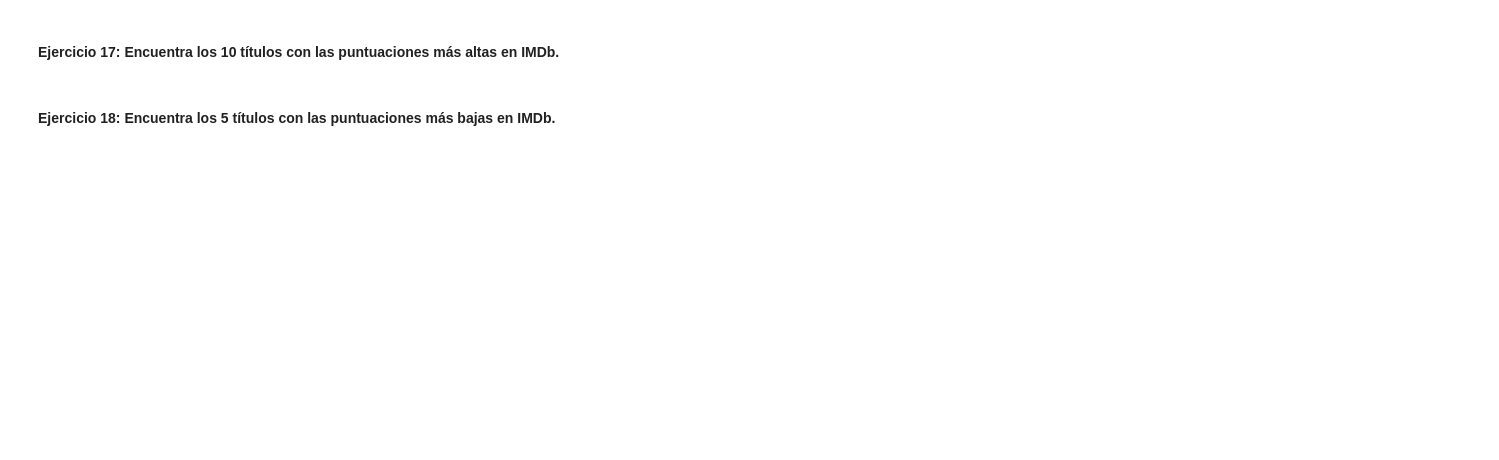
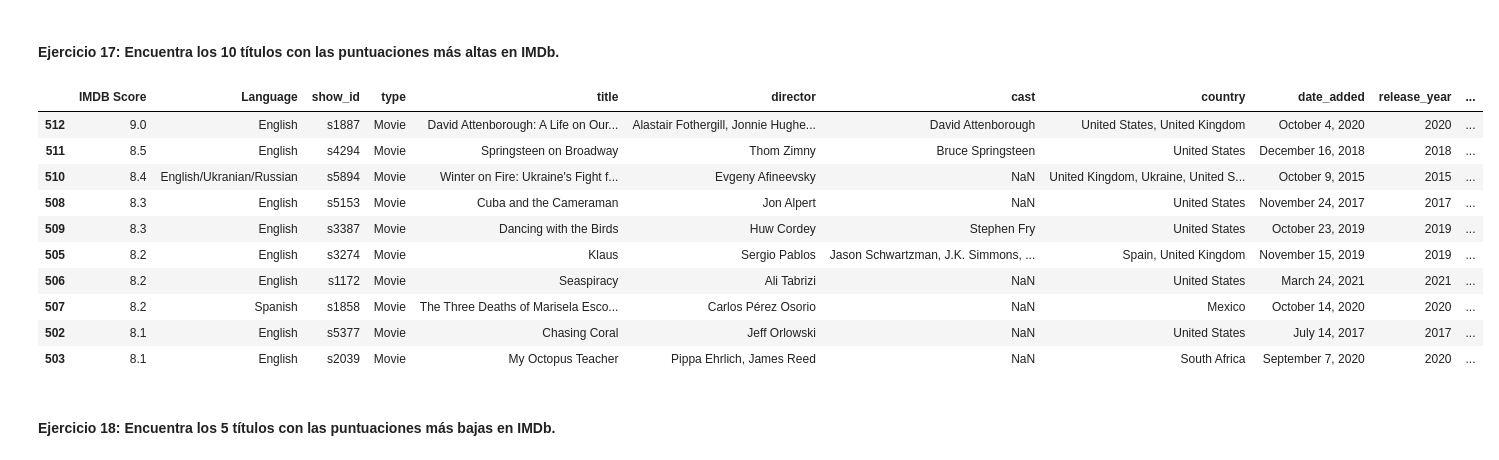
Before and after one commit to yanruwu/hackio-lab-filtrado_groupby, a Jupyter notebook: laboratorio-modulo2-leccion03-filtrado.ipynb, the cells around one changed output. Cells and saved outputs as stored; diff of their text form; code cells hidden in the pictures; blank space fills up the shorter version.

```diff
--- a/laboratorio-modulo2-leccion03-filtrado.ipynb
+++ b/laboratorio-modulo2-leccion03-filtrado.ipynb
@@ -16,7 +16,7 @@ En este laboratorio usaremos el DataFrame creado en la lección anterior resulta
 import pandas as pd
 # %%
 # Carga el dataset de trabajo
-df = pd.read_csv("datos/df_merged.csv")
+df = pd.read_csv("datos/df_merged.csv", index_col=0)
 # %% [markdown]
 #### Ejercicio 1: ¿Cuáles son todos los títulos lanzados en 2021 que son del tipo 'Movie'?
 # %%
@@ -54,4 +314,19 @@ filtro_movie = df["type"] == "Movie"
 # %% [markdown]
 #### Ejercicio 17: Encuentra los 10 títulos con las puntuaciones más altas en IMDb.
+# %%
+df_10best = df.nlargest(10, columns="IMDB Score")
+df_10best
+# %% [output]
+|  | IMDB Score | Language | show_id | type | title | director | cast | country | date_added | release_year | ... |
+| 512 | 9.0 | English | s1887 | Movie | David Attenborough: A Life on Our... | Alastair Fothergill, Jonnie Hughe... | David Attenborough | United States, United Kingdom | October 4, 2020 | 2020 | ... |
+| 511 | 8.5 | English | s4294 | Movie | Springsteen on Broadway | Thom Zimny | Bruce Springsteen | United States | December 16, 2018 | 2018 | ... |
+| 510 | 8.4 | English/Ukranian/Russian | s5894 | Movie | Winter on Fire: Ukraine's Fight f... | Evgeny Afineevsky | NaN | United Kingdom, Ukraine, United S... | October 9, 2015 | 2015 | ... |
+| 508 | 8.3 | English | s5153 | Movie | Cuba and the Cameraman | Jon Alpert | NaN | United States | November 24, 2017 | 2017 | ... |
+| 509 | 8.3 | English | s3387 | Movie | Dancing with the Birds | Huw Cordey | Stephen Fry | United States | October 23, 2019 | 2019 | ... |
+| 505 | 8.2 | English | s3274 | Movie | Klaus | Sergio Pablos | Jason Schwartzman, J.K. Simmons, ... | Spain, United Kingdom | November 15, 2019 | 2019 | ... |
+| 506 | 8.2 | English | s1172 | Movie | Seaspiracy | Ali Tabrizi | NaN | United States | March 24, 2021 | 2021 | ... |
+| 507 | 8.2 | Spanish | s1858 | Movie | The Three Deaths of Marisela Esco... | Carlos Pérez Osorio | NaN | Mexico | October 14, 2020 | 2020 | ... |
+| 502 | 8.1 | English | s5377 | Movie | Chasing Coral | Jeff Orlowski | NaN | United States | July 14, 2017 | 2017 | ... |
+| 503 | 8.1 | English | s2039 | Movie | My Octopus Teacher | Pippa Ehrlich, James Reed | NaN | South Africa | September 7, 2020 | 2020 | ... |
 # %% [markdown]
 #### Ejercicio 18: Encuentra los 5 títulos con las puntuaciones más bajas en IMDb.
```
Also changed, not shown: parts of 20 cells of this notebook, 2 other files.
